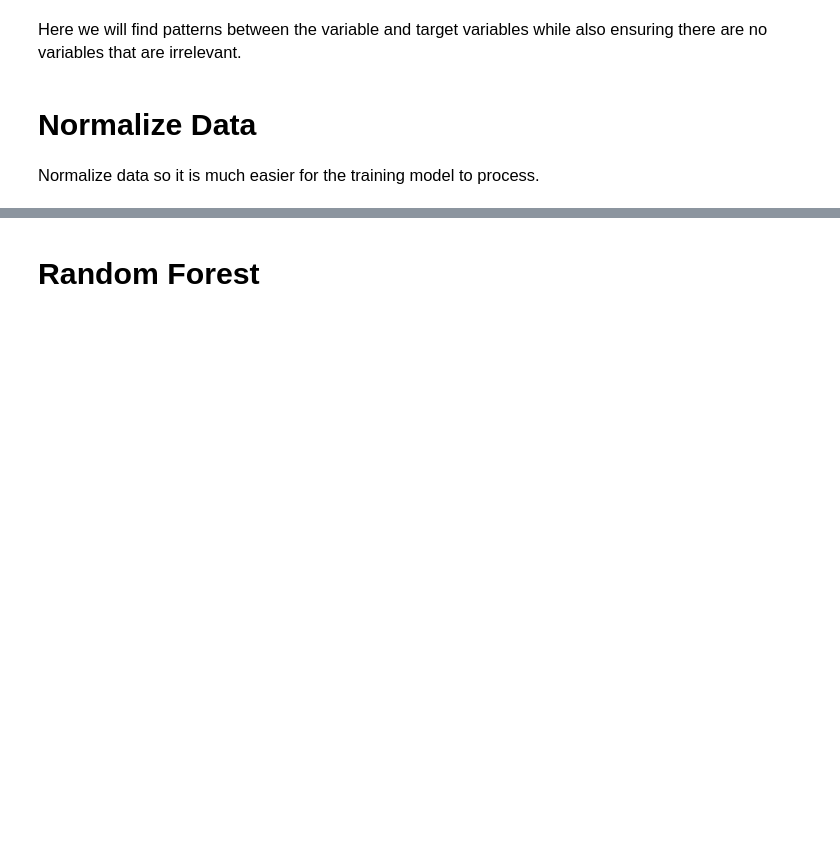
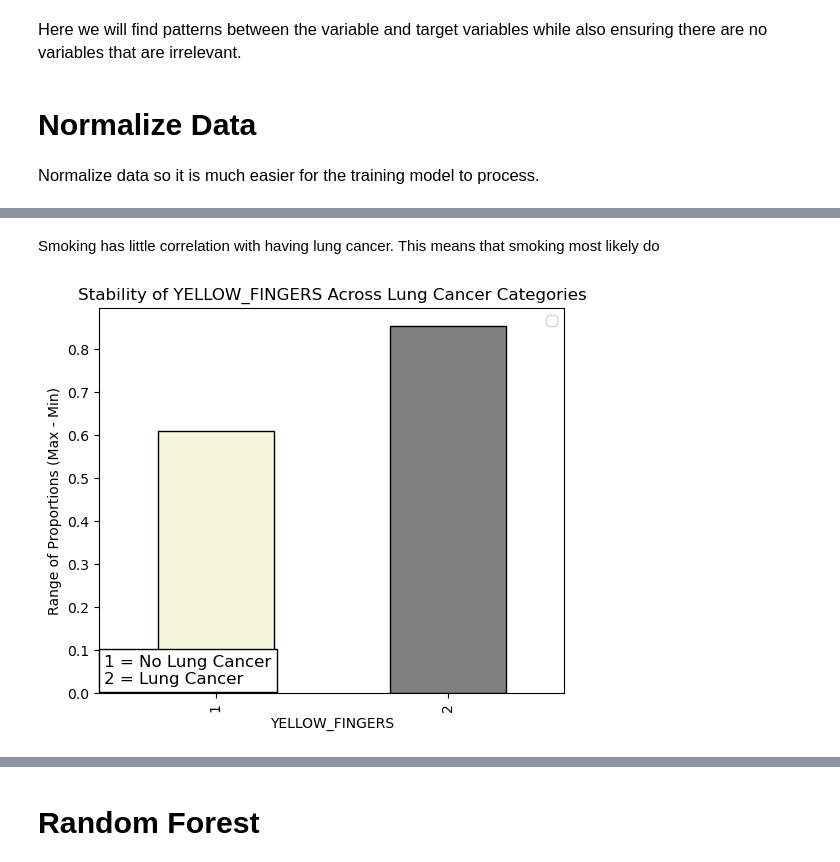
Before and after one commit to brentonnguyen/lung-cancer-prediction-model-official, a Jupyter notebook: lungcancerrandomforrest-Copy2.ipynb, the cells around one changed output, grey strips where cells are left out. Saved outputs shown, nothing was run; the diff lists cells and outputs as text; code cells hidden in the pictures; blank space fills up the shorter version.

```diff
--- a/lungcancerrandomforrest-Copy2.ipynb
+++ b/lungcancerrandomforrest-Copy2.ipynb
@@ -127,0 +312,6 @@ y = data.iloc[:, 15]
+# %% [markdown]
+Smoking has little correlation with having lung cancer. This means that smoking most likely do
+# %%
+plot_stability_with_box_label('YELLOW_FINGERS', df)
+# %% [output]
+[figure, added]
```
Also changed, not shown: parts of 55 cells of this notebook.
